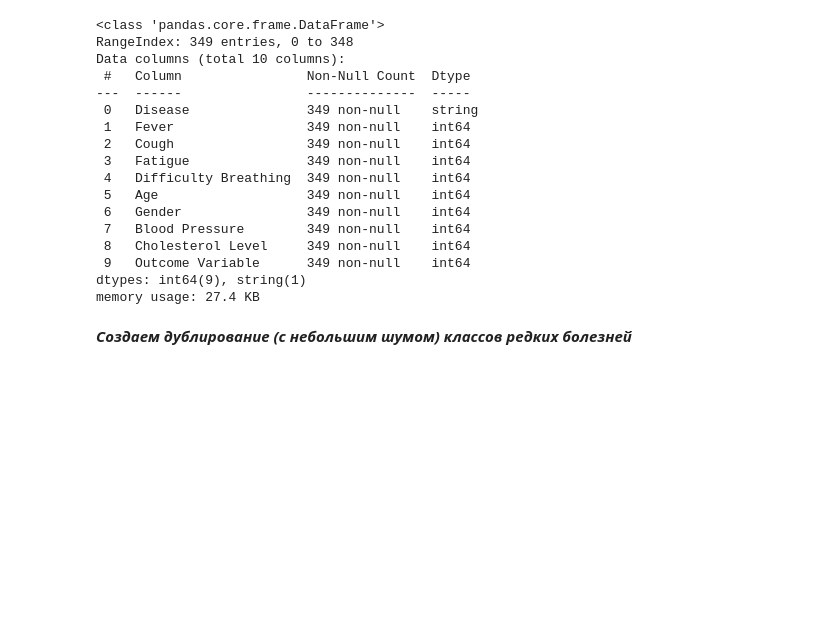
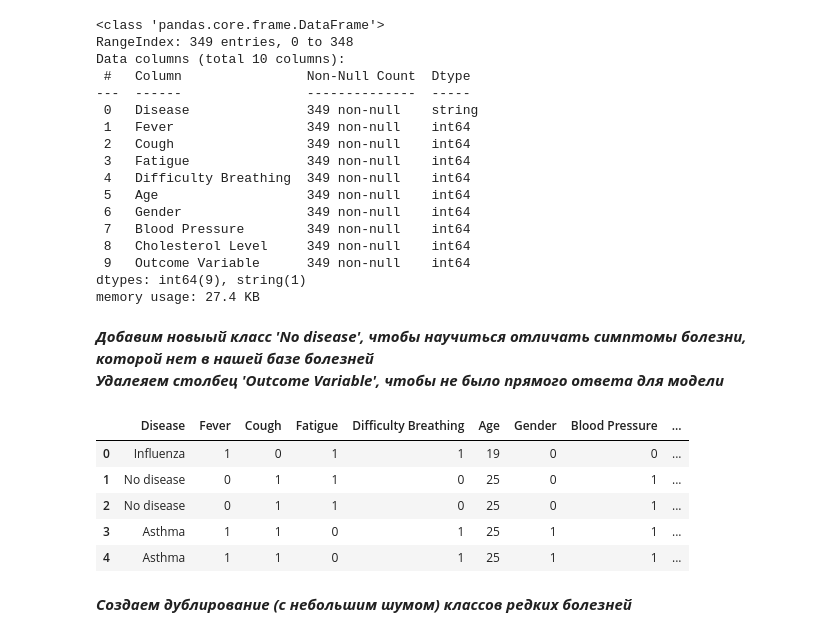
Before and after one commit to ILyalin/Symptom-analyzer, a Jupyter notebook: symptom-analyzer/ML_model.ipynb, the cells around one changed output. Saved outputs shown, nothing was run; the diff lists cells and outputs as text; code cells hidden in the pictures; blank space fills up the shorter version.

```diff
--- a/symptom-analyzer/ML_model.ipynb
+++ b/symptom-analyzer/ML_model.ipynb
@@ -63,6 +63,22 @@ Data columns (total 10 columns):
  9   Outcome Variable      349 non-null    int64
 dtypes: int64(9), string(1)
 memory usage: 27.4 KB
+# %% [markdown]
+***Добавим новыый класс 'No disease', чтобы научиться отличать симптомы болезни, которой нет в нашей базе болезней***
+***Удалеяем столбец 'Outcome Variable', чтобы не было прямого ответа для модели***
+# %%
+data_augmented = data.copy()
+data_augmented.loc[data_augmented['Outcome Variable'] == 0,'Disease'] = 'No disease'
+data_augmented.drop(columns=['Outcome Variable'],inplace=True)
+
+data_augmented.head()
+# %% [output]
+|  | Disease | Fever | Cough | Fatigue | Difficulty Breathing | Age | Gender | Blood Pressure | ... |
+| 0 | Influenza | 1 | 0 | 1 | 1 | 19 | 0 | 0 | ... |
+| 1 | No disease | 0 | 1 | 1 | 0 | 25 | 0 | 1 | ... |
+| 2 | No disease | 0 | 1 | 1 | 0 | 25 | 0 | 1 | ... |
+| 3 | Asthma | 1 | 1 | 0 | 1 | 25 | 1 | 1 | ... |
+| 4 | Asthma | 1 | 1 | 0 | 1 | 25 | 1 | 1 | ... |
 # %% [markdown]
 ***Создаем дублирование (с небольшим шумом) классов редких болезней***
 # %%
```
Also changed, not shown: parts of 10 cells of this notebook, 2 other files.
